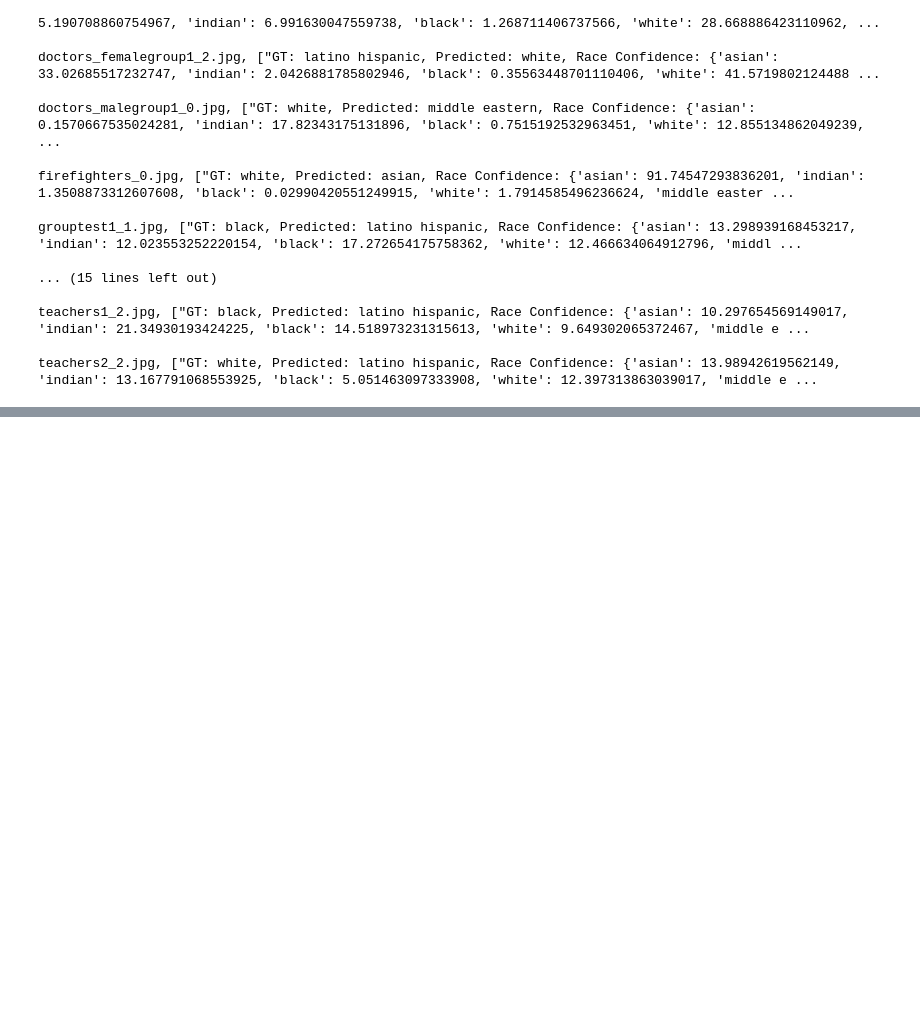
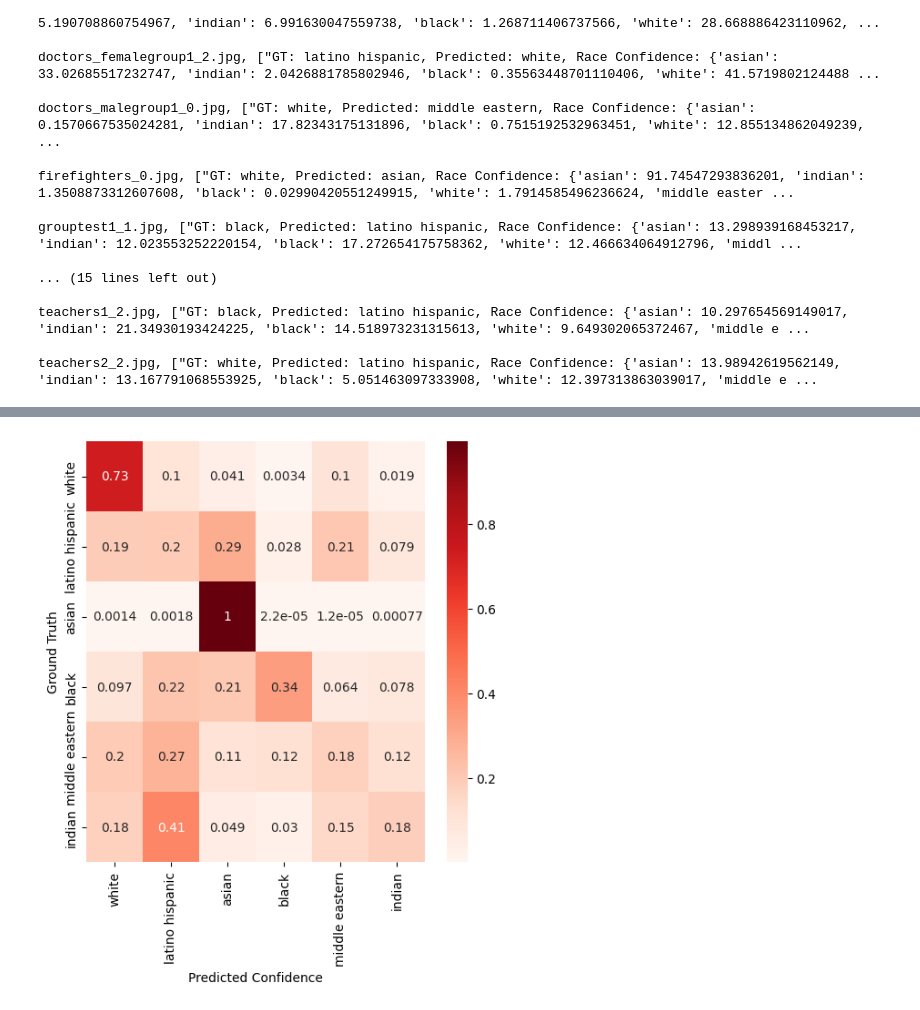
Before and after one commit to selenashe/reu_caar, a Jupyter notebook: group_gender_classification/testset_analysis_deepface.ipynb, the cells around one changed output, grey strips where cells are left out. Saved outputs shown, nothing was run; the diff lists cells and outputs as text; code cells hidden in the pictures; blank space fills up the shorter version.

```diff
--- a/group_gender_classification/testset_analysis_deepface.ipynb
+++ b/group_gender_classification/testset_analysis_deepface.ipynb
@@ -161,0 +219,8 @@ teachers2_2.jpg, ["GT: white, Predicted: latino hispanic, Race Confidence: {'asi
+# %%
+df_race_confidence_confusion = pd.DataFrame(race_confidence_confusion, index = allraces,
+              columns = allraces)
+plt.figure(figsize = (num_races, num_races))
+rmap2 = sn.heatmap(df_race_confidence_confusion, annot=True,cmap="Reds")
+rmap2 = rmap2.set(xlabel='Predicted Confidence', ylabel='Ground Truth')
+# %% [output]
+[figure, added]
```
Also changed, not shown: parts of 17 cells of this notebook, 1 other file.
